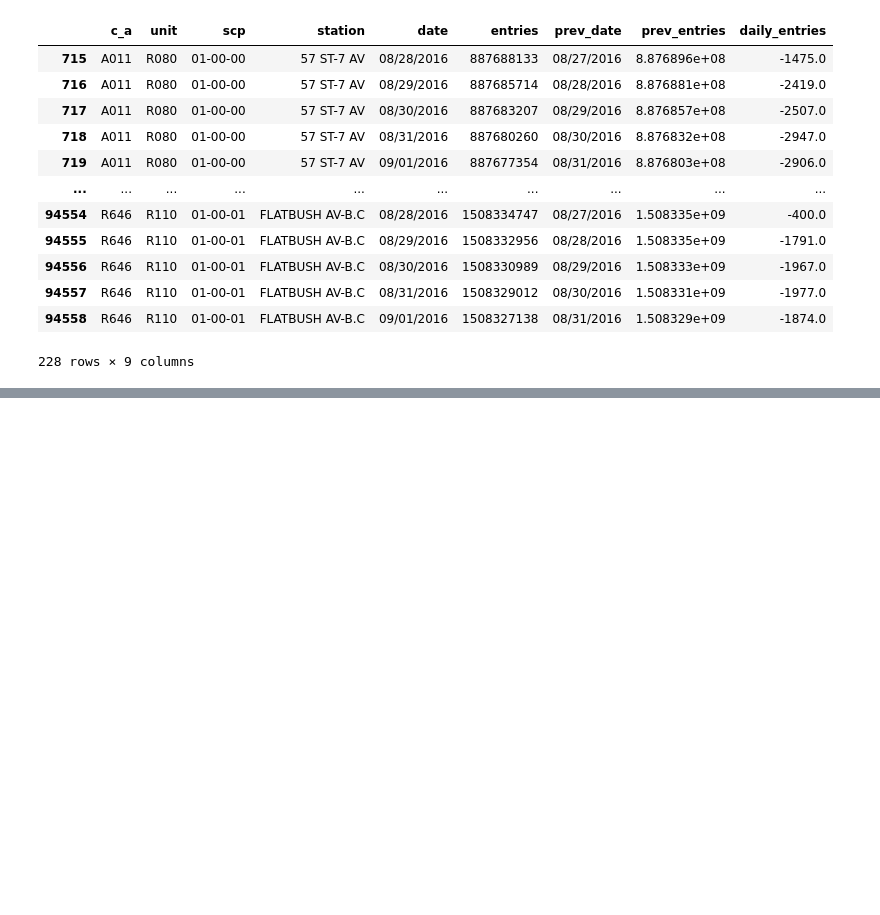
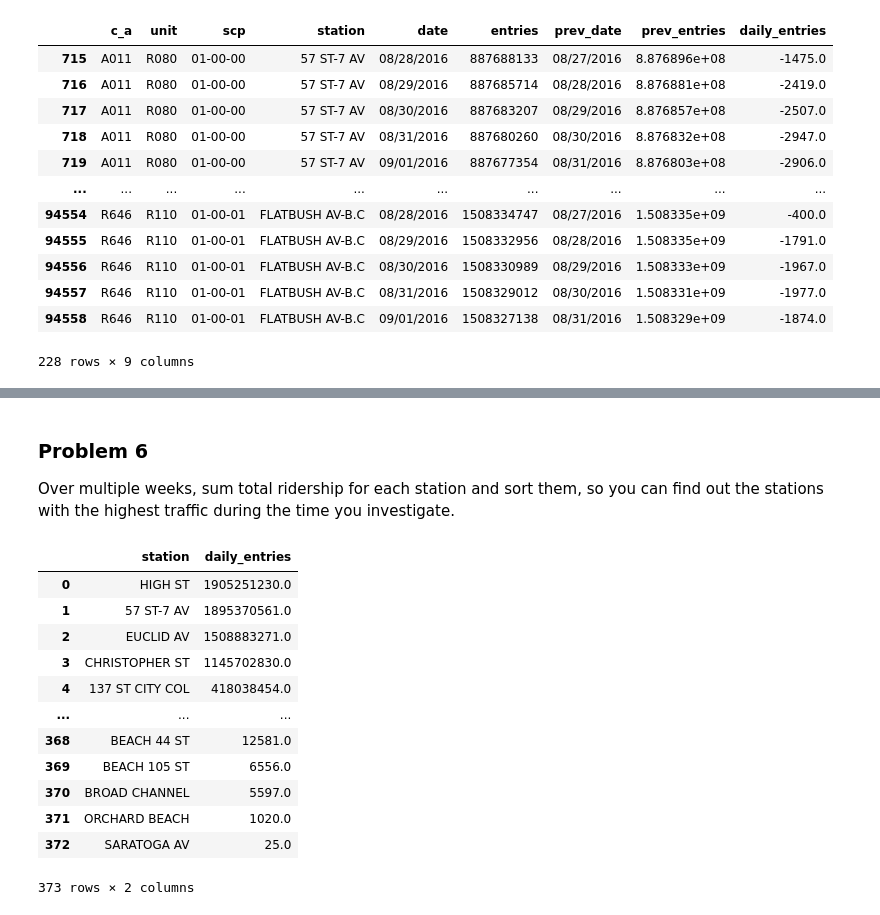
Before and after one commit to jayktee/metis, a Jupyter notebook: week2/mta_1.ipynb, the cells around one changed output, grey strips where cells are left out. Drawn from its saved outputs; the diff is of its cells as text; code cells hidden in the pictures; blank space fills up the shorter version.

```diff
--- a/week2/mta_1.ipynb
+++ b/week2/mta_1.ipynb
@@ -250,0 +281,2 @@ The counter seems to be working in reverse, so we can just take the negative val
+# %%
+df_station_daily = df_unit_station_daily.groupby(['station', 'date']).daily_entries.sum().reset_index()
@@ -250,0 +292,24 @@ The counter seems to be working in reverse, so we can just take the negative val
+# %% [markdown]
+### Problem 6
+
+Over multiple weeks, sum total ridership for each station and sort
+  them, so you can find out the stations with the highest traffic
+  during the time you investigate.
+# %%
+df_station_alltime = df_station_daily.groupby('station').sum().sort_values('daily_entries', ascending=False).reset_index()
+# %%
+df_station_alltime
+# %% [output]
+|  | station | daily_entries |
+| 0 | HIGH ST | 1905251230.0 |
+| 1 | 57 ST-7 AV | 1895370561.0 |
+| 2 | EUCLID AV | 1508883271.0 |
+| 3 | CHRISTOPHER ST | 1145702830.0 |
+| 4 | 137 ST CITY COL | 418038454.0 |
+| ... | ... | ... |
+| 368 | BEACH 44 ST | 12581.0 |
+| 369 | BEACH 105 ST | 6556.0 |
+| 370 | BROAD CHANNEL | 5597.0 |
+| 371 | ORCHARD BEACH | 1020.0 |
+| 372 | SARATOGA AV | 25.0 |
+373 rows × 2 columns
```
Also changed, not shown: parts of 15 cells of this notebook, 2 other files.
